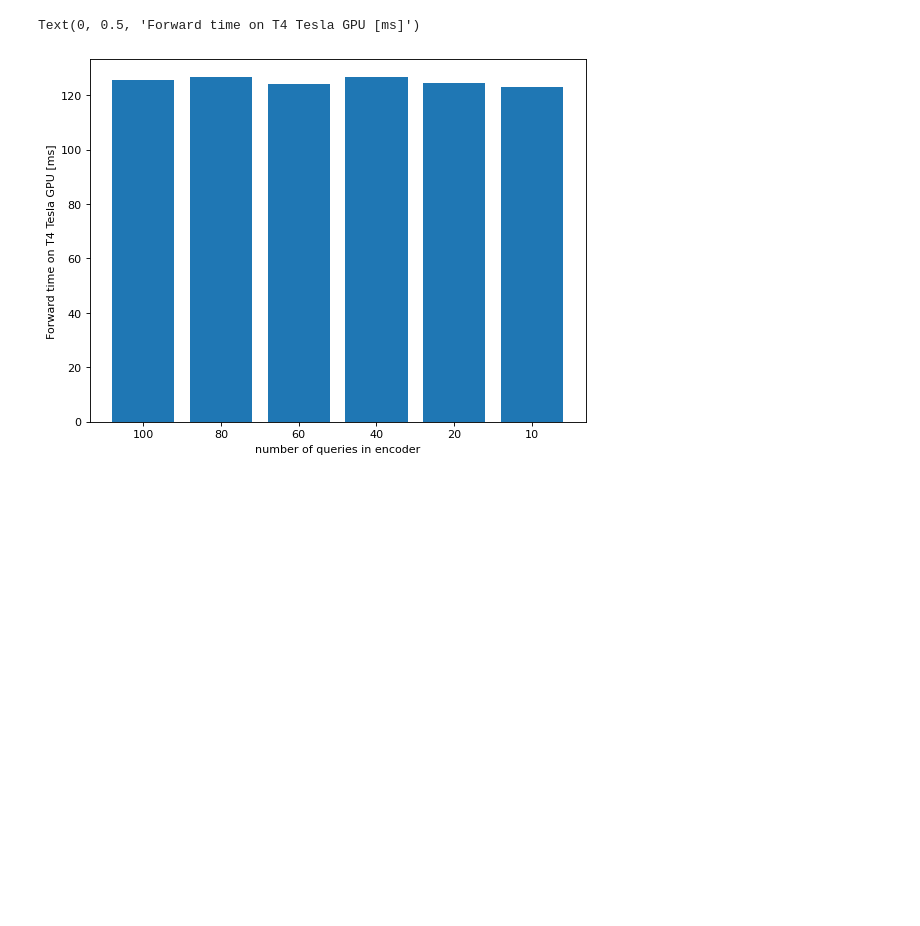
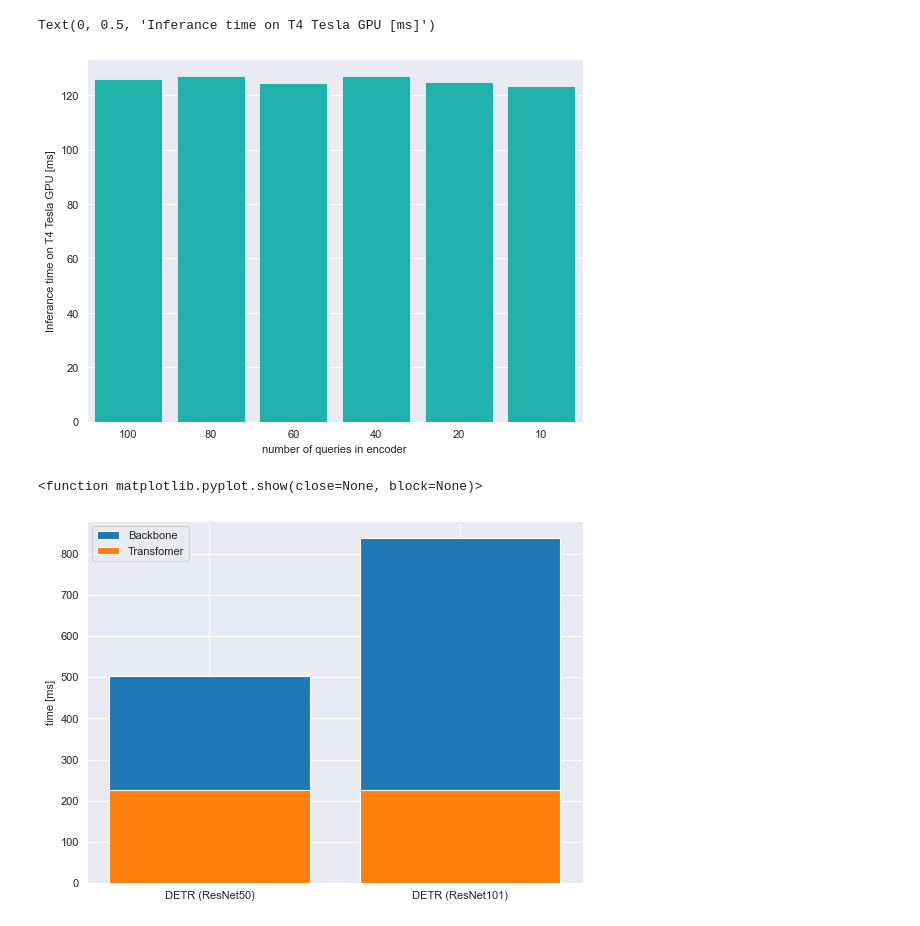
Before and after one commit to aladin6060/evaluate_models, a Jupyter notebook: Visualisation.ipynb, the cells around one changed output. Drawn from its saved outputs; the diff is of its cells as text; code cells hidden in the pictures; blank space fills up the shorter version.

```diff
--- a/Visualisation.ipynb
+++ b/Visualisation.ipynb
@@ -49,8 +54,31 @@ Text(0, 0.5, 'Evaluation time on jetson GPU [ms]')
 # %%
+#barplot for hyperparameters analysis of queries on T4 tesla
 plt.figure(num=None, figsize=(8, 6), dpi=80, facecolor='w', edgecolor='k')
-plt.bar(queries_col,list(queries_val[0]))
+sns.set_style("darkgrid")
+queries = sns.barplot(queries_col,list(queries_val[0]))
+for bar in queries.patches:
+    bar.set_color("lightseagreen")
 plt.xlabel("number of queries in encoder")
-plt.ylabel("Forward time on T4 Tesla GPU [ms]")
+plt.ylabel("Inferance time on T4 Tesla GPU [ms]")
 # %% [output]
-Text(0, 0.5, 'Forward time on T4 Tesla GPU [ms]')
+Text(0, 0.5, 'Inferance time on T4 Tesla GPU [ms]')
-[figure, old version]
+[figure, new version]
+# %%
+#data from the readme. eval times for diffrent layers detr on jetson
+plt.figure(num=None, figsize=(8, 6), dpi=80, facecolor='w', edgecolor='k')
+backbone_detr = [502.24, 838.08]
+transformer_detr = [225.76, 225.20]
+sns.set_style("darkgrid")
+
+#
+ind = np.arange(2)
+p1 = plt.bar(ind,backbone_detr)
+p2 = plt.bar(ind,transformer_detr)
+
+plt.ylabel("time [ms]")
+plt.xticks(ind,("DETR (ResNet50)","DETR (ResNet101)"))
+plt.legend((p1[0], p2[0]), ("Backbone","Transfomer"))
+plt.show
+# %% [output]
+<function matplotlib.pyplot.show(close=None, block=None)>
+[figure, added]
```
Also changed, not shown: parts of 9 cells of this notebook, 1 other file.
